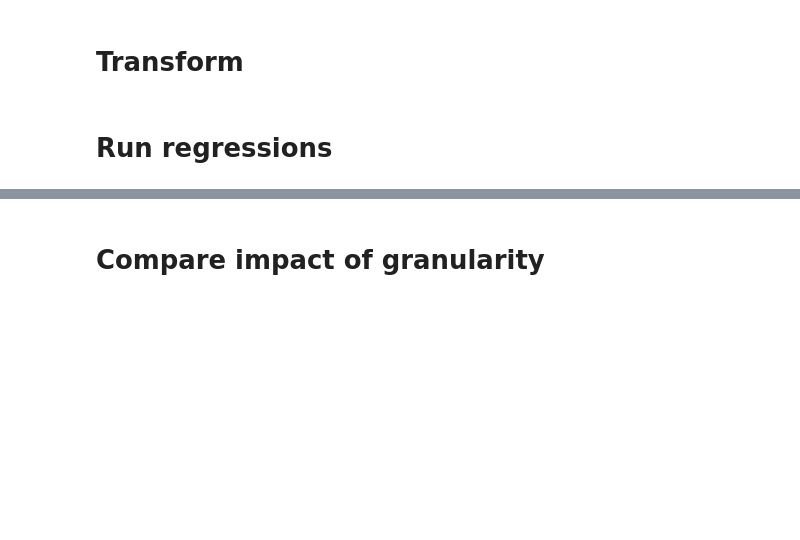
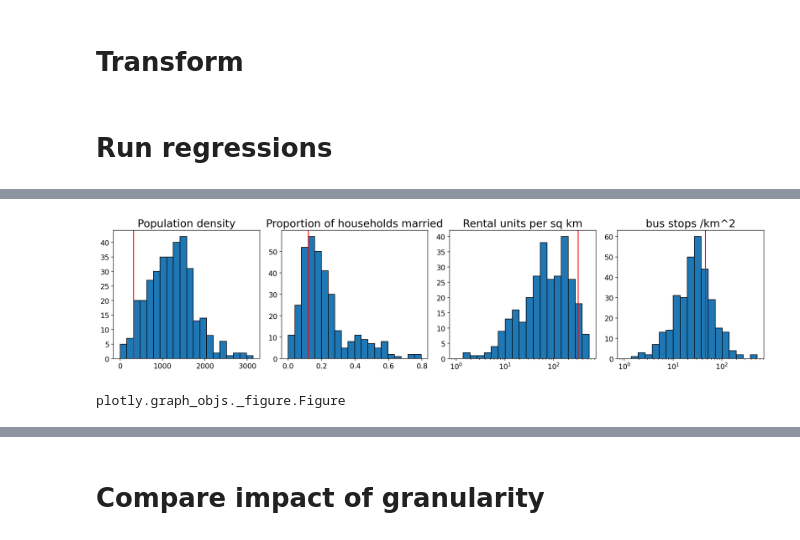
Before and after one commit to ahakso/detroit, a Jupyter notebook: shame_correlations.ipynb, the cells around one changed output, grey strips where cells are left out. Drawn from its saved outputs; the diff is of its cells as text; code cells hidden in the pictures; blank space fills up the shorter version.

```diff
--- a/shame_correlations.ipynb
+++ b/shame_correlations.ipynb
@@ -143,0 +177,3 @@ strong multicollinearity or other numerical problems.
+# %%
+most_calls = y.sort_values('call_rate').index[-5:]
+XXX.loc[most_calls]
@@ -143,0 +281,2 @@ strong multicollinearity or other numerical problems.
+# %%
+cols_to_log=["greenlight_density", "rental_density", "bus_density", "per_household_income"]
@@ -143,0 +304,22 @@ strong multicollinearity or other numerical problems.
+# %%
+cols = res.params.drop('Intercept').index
+df0_slim = df0.copy().loc[:,cols]
+fig, ax = plt.subplots(1,4,figsize=(16,4))
+for i, c in enumerate(cols):
+    if c in cols_to_log:
+        bins = np.geomspace(df0_slim.loc[:,c].min()+1,df0_slim.loc[:,c].max()+12,num=20)
+        ax[i].set(xscale='log')
+    else:
+        bins = 20
+    ax[i].hist(df0_slim.loc[:,c],bins=bins,edgecolor='k')
+    ax[i].set(title=COLNAME_MAP[c])
+    ax[i].axvline(x=df0_slim.loc[most_calls[0],c],color='r')
+#
+#         ax[i].set(xscale='log')
+plt.tight_layout()
+# %% [output]
+[figure, added]
+# %%
+type(fig)
+# %% [output]
+plotly.graph_objs._figure.Figure
```
Also changed, not shown: parts of 36 cells of this notebook.
